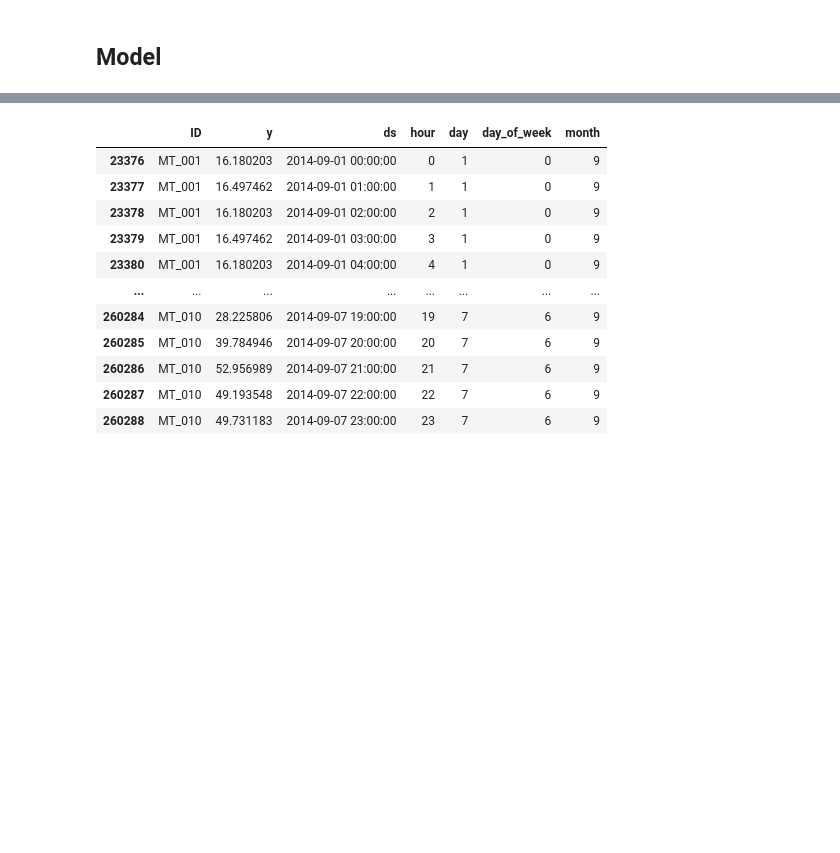
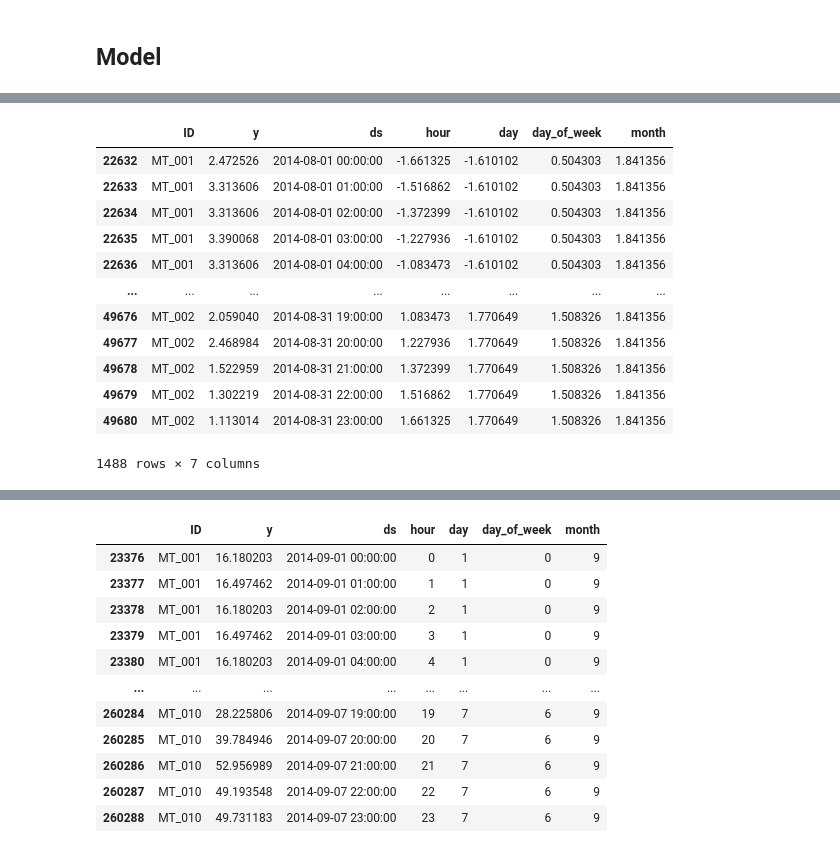
Before and after one commit to ben10ben/Interpretable-time-series-forecasting-at-scale, a Jupyter notebook: np2_yulia.ipynb, the cells around one changed output, grey strips where cells are left out. Cells and saved outputs as stored; diff of their text form; code cells hidden in the pictures; blank space fills up the shorter version.

```diff
--- a/np2_yulia.ipynb
+++ b/np2_yulia.ipynb
@@ -137,0 +206,16 @@ metrics = model.fit(
+# %%
+test
+# %% [output]
+|  | ID | y | ds | hour | day | day_of_week | month |
+| 22632 | MT_001 | 2.472526 | 2014-08-01 00:00:00 | -1.661325 | -1.610102 | 0.504303 | 1.841356 |
+| 22633 | MT_001 | 3.313606 | 2014-08-01 01:00:00 | -1.516862 | -1.610102 | 0.504303 | 1.841356 |
+| 22634 | MT_001 | 3.313606 | 2014-08-01 02:00:00 | -1.372399 | -1.610102 | 0.504303 | 1.841356 |
+| 22635 | MT_001 | 3.390068 | 2014-08-01 03:00:00 | -1.227936 | -1.610102 | 0.504303 | 1.841356 |
+| 22636 | MT_001 | 3.313606 | 2014-08-01 04:00:00 | -1.083473 | -1.610102 | 0.504303 | 1.841356 |
+| ... | ... | ... | ... | ... | ... | ... | ... |
+| 49676 | MT_002 | 2.059040 | 2014-08-31 19:00:00 | 1.083473 | 1.770649 | 1.508326 | 1.841356 |
+| 49677 | MT_002 | 2.468984 | 2014-08-31 20:00:00 | 1.227936 | 1.770649 | 1.508326 | 1.841356 |
+| 49678 | MT_002 | 1.522959 | 2014-08-31 21:00:00 | 1.372399 | 1.770649 | 1.508326 | 1.841356 |
+| 49679 | MT_002 | 1.302219 | 2014-08-31 22:00:00 | 1.516862 | 1.770649 | 1.508326 | 1.841356 |
+| 49680 | MT_002 | 1.113014 | 2014-08-31 23:00:00 | 1.661325 | 1.770649 | 1.508326 | 1.841356 |
+1488 rows × 7 columns
```
Also changed, not shown: parts of 17 cells of this notebook, 6 other files.
